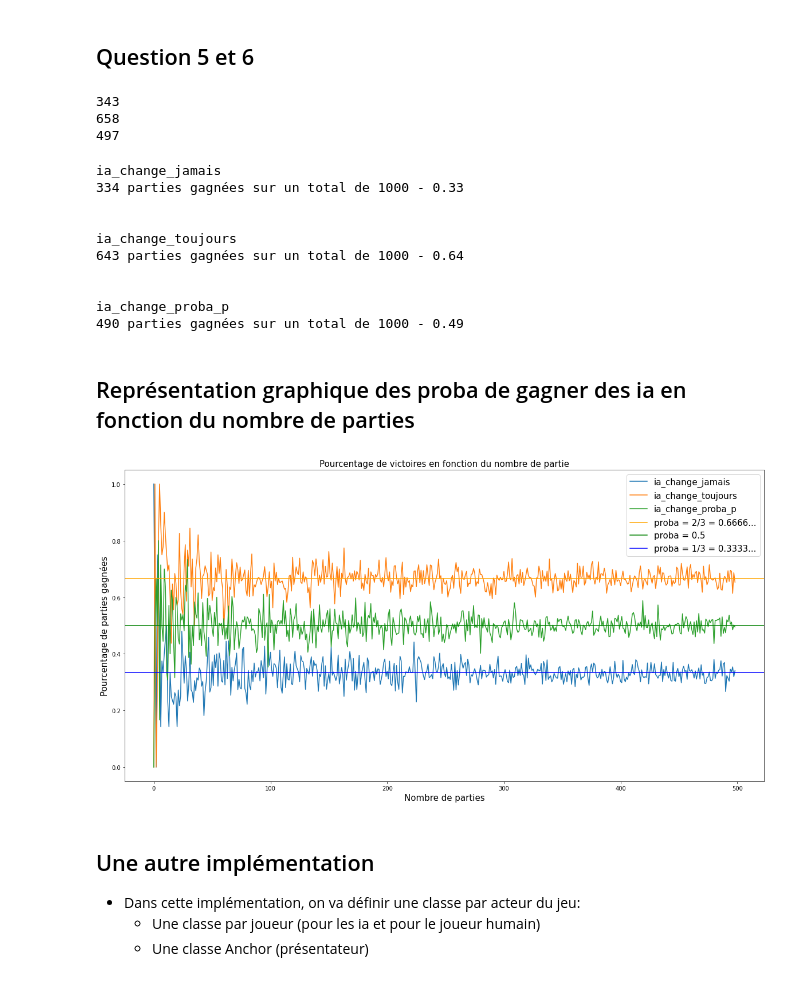
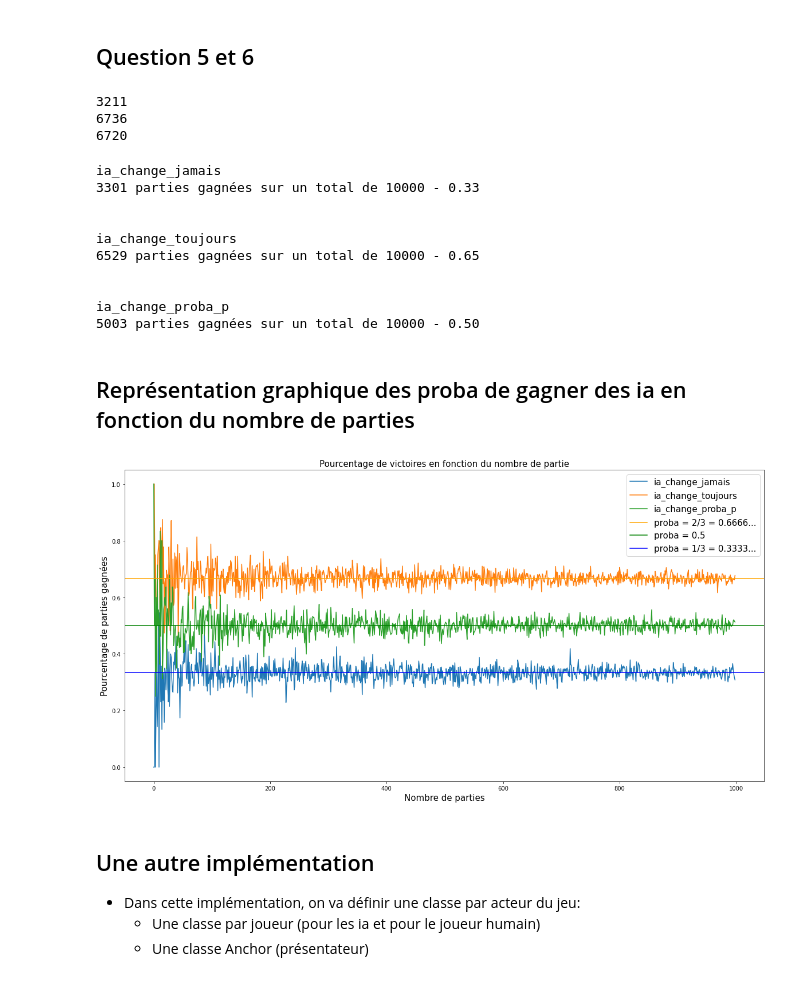
Before and after one commit to Sali-ko/hetic_m1_csb_public, a Jupyter notebook: tp_8_wrap_up_exercice.ipynb, the cells around one changed output. Drawn from its saved outputs; the diff is of its cells as text; code cells hidden in the pictures.

```diff
--- a/tp_8_wrap_up_exercice.ipynb
+++ b/tp_8_wrap_up_exercice.ipynb
@@ -128,18 +128,19 @@ class JeuMonthy:
 
     def input_second_choix_ia_change_toujours(self):
         self.deuxieme_choix = [porte for porte in self.choix if \
-                               ((porte != self.porte_exclue)&( porte != self.premier_choix))][0]
+                               ((porte != self.porte_exclue) & ( porte != self.premier_choix))][0]
+
 
     def input_second_choix_ia_change_proba_p(self):
 
-        ia = np.random.choice(["ia_change_toujours", "ia_change_jamais"], 1, p=[self.p, 1 - self.p])
+        ia_choice = np.random.choice(["ia_change_toujours", "ia_change_jamais"], 1, p=[self.p, 1 - self.p])
 
-        if ia == "ia_change_toujours":
+        if ia_choice == "ia_change_toujours":
             self.input_second_choix_ia_change_toujours()
             if self.verbose:
                 print("On changera de choix")
 
-        if ia == "ia_change_jamais":
+        if ia_choice == "ia_change_jamais":
             self.input_second_choix_ia_change_jamais()
             if self.verbose:
                 print("On gardera le premier choix")
@@ -150,6 +151,7 @@ class JeuMonthy:
 
     def jouer_jeu(self):
         """Permet de jouer au jeu"""
+
         # Indépendent du joueur
         self.preparer_jeu()
 
@@ -194,7 +196,6 @@ class JeuMonthy:
             self.jouer_jeu()
             if self.victoire:
                 self.score += 1
-            self.victoire = False
 # %% [markdown]
 ## Question 1
 
@@ -244,24 +243,23 @@ Vous n'avez pas gagné
 ## Question 5 et 6
 # %%
 jeu_monthy = JeuMonthy(user="ia_change_jamais", verbose=False)
-jeu_monthy.jouer_plusieurs_jeux(1000)
+jeu_monthy.jouer_plusieurs_jeux(10000)
 print(jeu_monthy.score)
 
 
 jeu_monthy = JeuMonthy(user="ia_change_toujours", verbose=False)
-jeu_monthy.jouer_plusieurs_jeux(1000)
+jeu_monthy.jouer_plusieurs_jeux(10000)
 print(jeu_monthy.score)
 
-jeu_monthy = JeuMonthy(user="ia_change_proba_p", verbose=False, p=0.5)
-jeu_monthy.jouer_plusieurs_jeux(1000)
+jeu_monthy = JeuMonthy(user="ia_change_proba_p", verbose=False, p=0.99)
+jeu_monthy.jouer_plusieurs_jeux(10000)
 print(jeu_monthy.score)
 # %% [output]
-343
-658
-497
+3211
+6736
+6720
 # %%
-N_PARTIES = 1000
-
+N_PARTIES = 10000
 
 for ia in ["ia_change_jamais", "ia_change_toujours", "ia_change_proba_p"]:
     jeu_monthy = JeuMonthy(user=ia, verbose=False, p=0.5)
@@ -273,45 +271,45 @@ for ia in ["ia_change_jamais", "ia_change_toujours", "ia_change_proba_p"]:
     print("\n")
 # %% [output]
 ia_change_jamais
-334 parties gagnées sur un total de 1000 - 0.33
+3301 parties gagnées sur un total de 10000 - 0.33
 
 
 ia_change_toujours
-643 parties gagnées sur un total de 1000 - 0.64
+6529 parties gagnées sur un total de 10000 - 0.65
 
 
 ia_change_proba_p
-490 parties gagnées sur un total de 1000 - 0.49
+5003 parties gagnées sur un total de 10000 - 0.50
 # %% [markdown]
 ## Représentation graphique des proba de gagner des ia en fonction du nombre de parties
 # %%
 import pandas as pd
 
 stats_ia = {}
 
 for ia in ["ia_change_jamais", "ia_change_toujours", "ia_change_proba_p"]:
     stats_ia[ia] = []
-    for N_PARTIES in range(1, 500):
+    for N_PARTIES in range(1, 1000):
         jeu_monthy = JeuMonthy(user=ia, verbose=False, p=0.5)
         jeu_monthy.jouer_plusieurs_jeux(N_PARTIES)
         score = jeu_monthy.score
         score_in_percent = score / N_PARTIES
         stats_ia[ia].append(score_in_percent)
 
 
 df = pd.DataFrame.from_dict(stats_ia, orient='index').T
 df = df.rename(index={ia_1:"IA qui ne change jamais", ia_2: "IA qui change toujours", ia_3:"ia_change_proba_p"})
 df.plot(figsize=(20,10))
 plt.axhline(2/3, color='orange', label="proba = 2/3 = 0.6666...")
 plt.axhline(0.5, color='green', label="proba = 0.5")
 plt.axhline(1/3, color='blue', label="proba = 1/3 = 0.3333...")
 plt.legend(fontsize=15)
 plt.title("Pourcentage de victoires en fonction du nombre de partie", fontsize=15)
 plt.xlabel("Nombre de parties", fontsize=15)
 plt.ylabel("Pourcentage de parties gagnées", fontsize=15)
 plt.show()
 # %% [output]
-[figure, old version]
+[figure, new version]
 # %% [markdown]
 ## Une autre implémentation
 - Dans cette implémentation, on va définir une classe par acteur du jeu:
```
Also changed, not shown: parts of 6 cells of this notebook, 1 other file.
